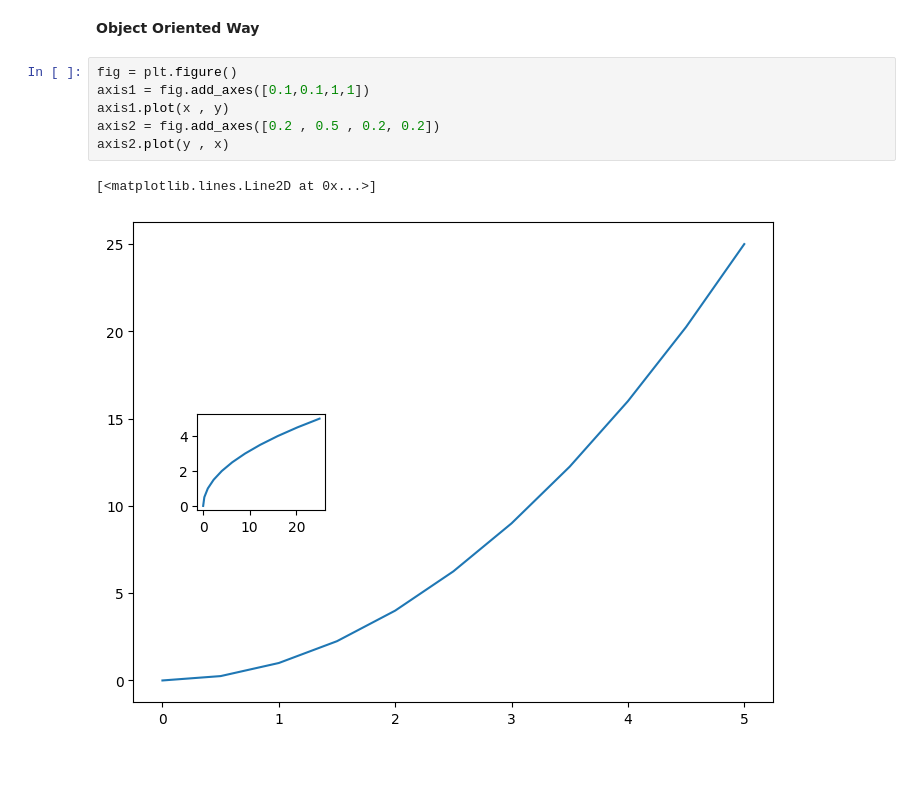
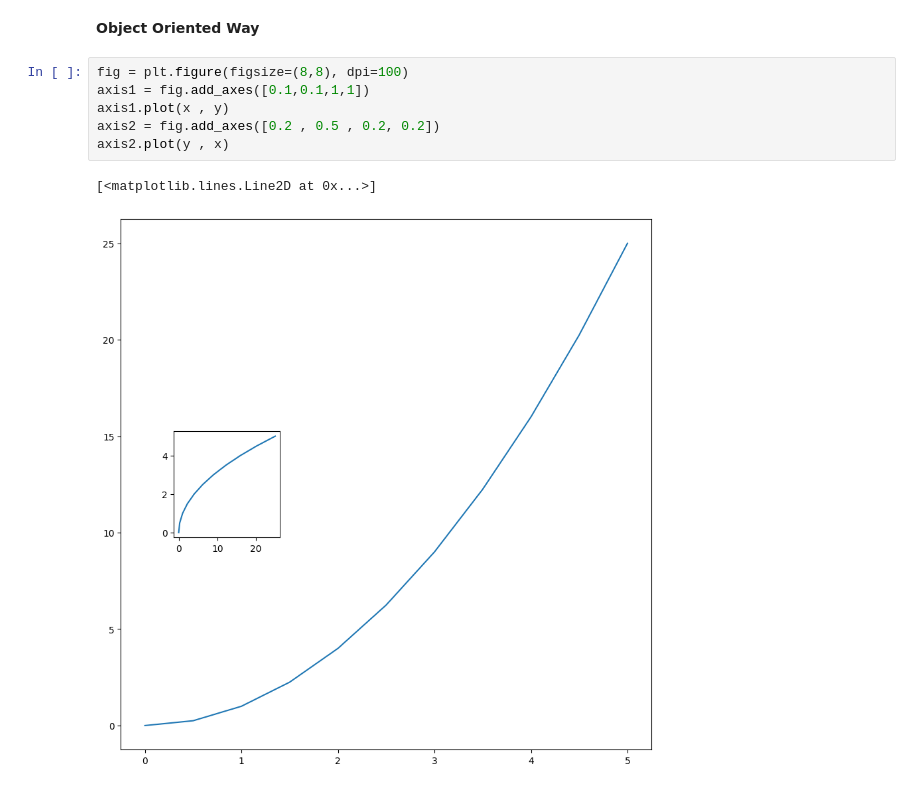
Before and after one commit to VisheshKamble/ML-Learnings, a Jupyter notebook: Matplotlib/matplotlib.ipynb, the cells around one changed output. Drawn from its saved outputs; the diff is of its cells as text; blank space fills up the shorter version.

Commit message:
types of plot

```diff
--- a/Matplotlib/matplotlib.ipynb
+++ b/Matplotlib/matplotlib.ipynb
@@ -64,11 +64,11 @@ plt.plot(x , y**10)
 # %% [markdown]
 **Object Oriented Way**
 # %%
-fig = plt.figure()
+fig = plt.figure(figsize=(8,8), dpi=100)
 axis1 = fig.add_axes([0.1,0.1,1,1])
 axis1.plot(x , y)
 axis2 = fig.add_axes([0.2 , 0.5 , 0.2, 0.2])
 axis2.plot(y , x)
 # %% [output]
 [<matplotlib.lines.Line2D at 0x...>]
-[figure, old version]
+[figure, new version]
```
Also changed, not shown: parts of 4 cells of this notebook.
